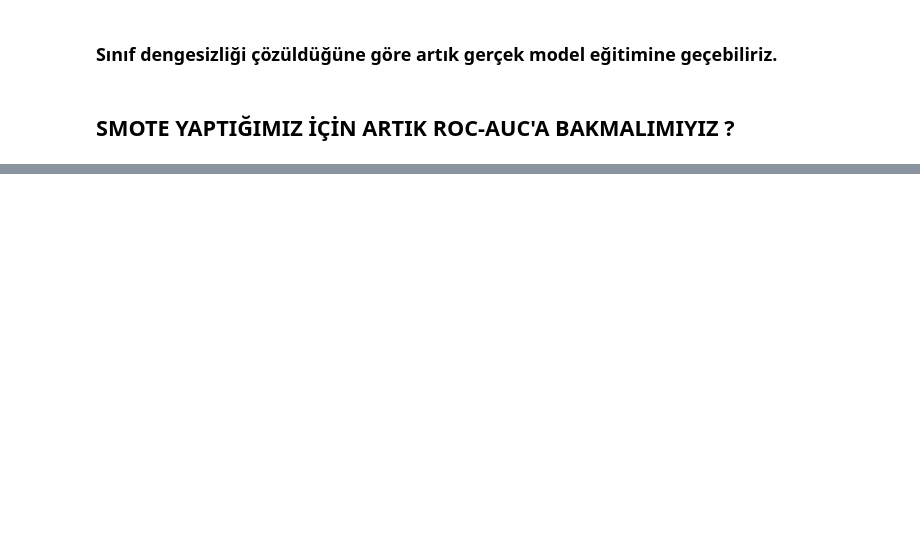
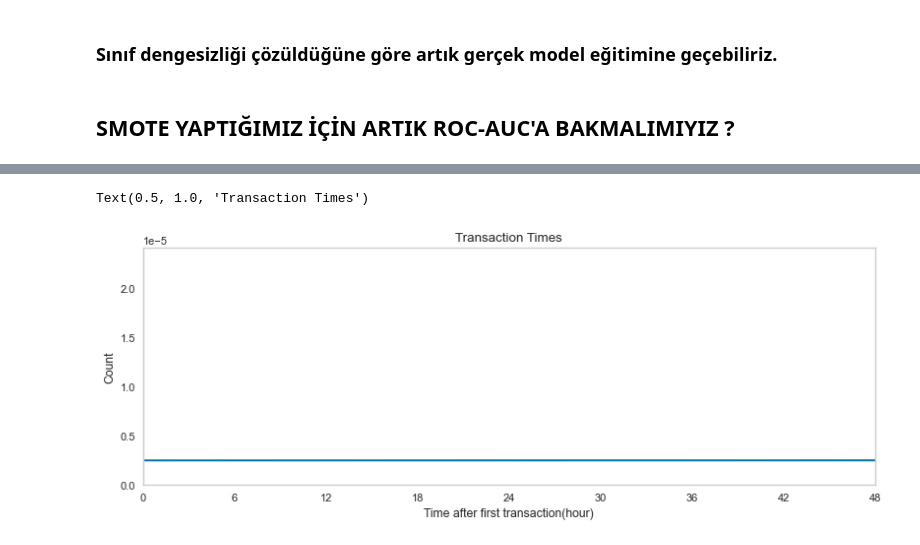
Before and after one commit to B-dogan/Credit-Card-Fraud-Detection-Project-, a Jupyter notebook: useful_codes.ipynb, the cells around one changed output, grey strips where cells are left out. Drawn from its saved outputs; the diff is of its cells as text; code cells hidden in the pictures; blank space fills up the shorter version.

Commit message:
Fraud

```diff
--- a/useful_codes.ipynb
+++ b/useful_codes.ipynb
@@ -1054,0 +693,13 @@ Name: Amount, Length: 284807, dtype: float64
+# %%
+fraud = df[df["Class"] == 1]
+plt.figure(figsize=(12,4),dpi=80)
+sns.distplot(fraud["Time"],bins=48)
+plt.xlim([0,48])
+plt.xticks(np.arange(0,54,6))
+plt.xlabel("Time after first transaction(hour)")            # İlk işlemden sonraki süre(saat)
+
+plt.ylabel("Count")
+plt.title("Transaction Times")                                # İşlem Süreleri
+# %% [output]
+Text(0.5, 1.0, 'Transaction Times')
+[figure, added]
```
Also changed, not shown: parts of 84 cells of this notebook.
